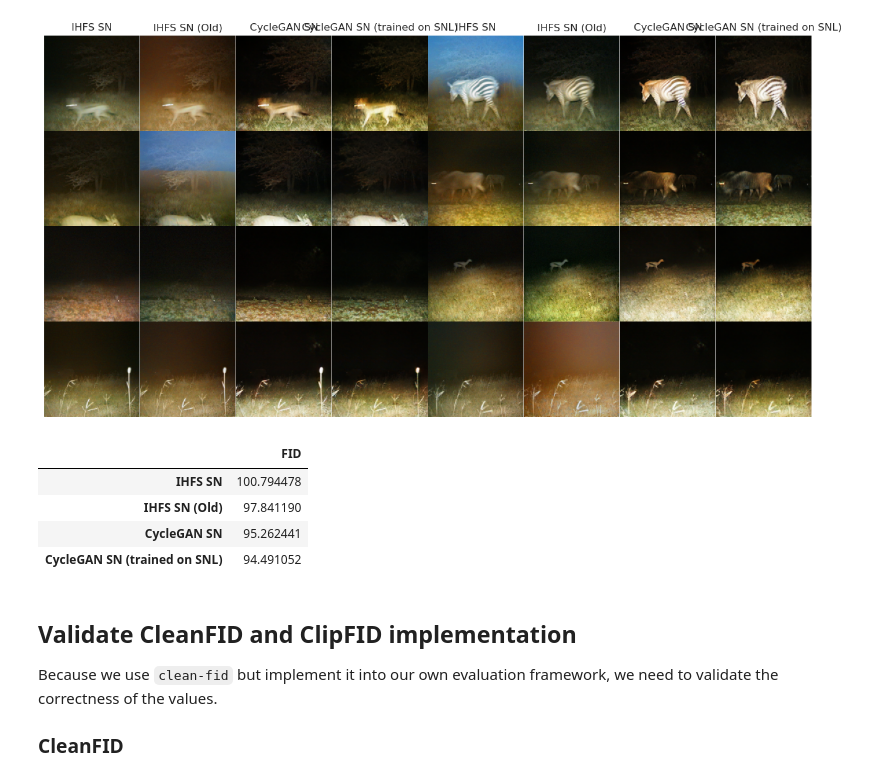
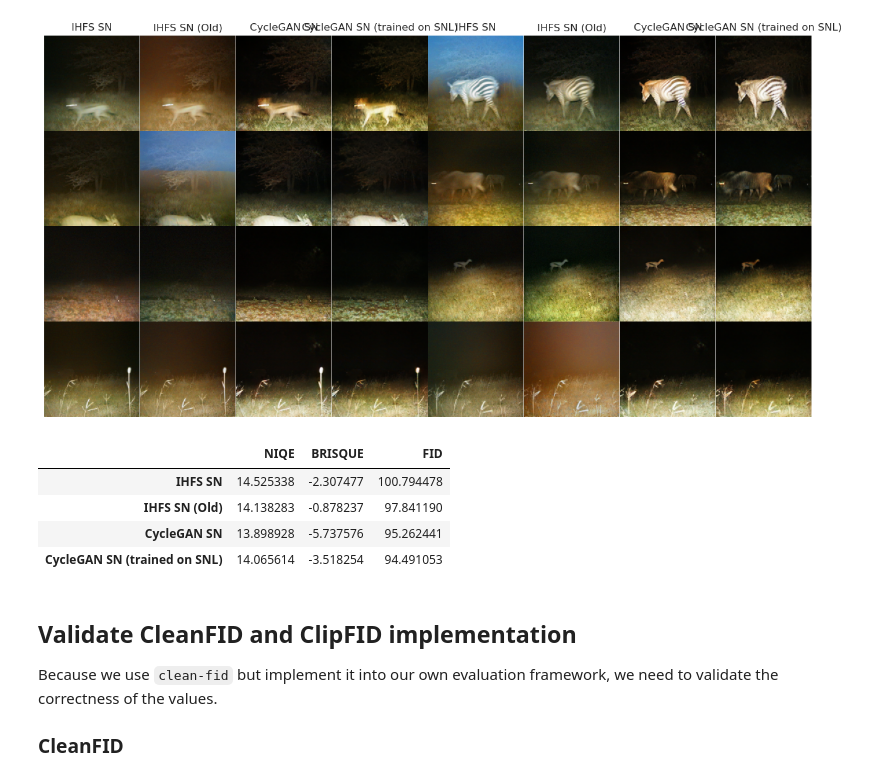
Before and after one commit to aykborstelmann/nir-coloring, a Jupyter notebook: nircoloring/evaluation/evaluation.ipynb, the cells around one changed output. Drawn from its saved outputs; the diff is of its cells as text; code cells hidden in the pictures.

Commit message:
Implement NIQE and BRISQUE metrics

```diff
--- a/nircoloring/evaluation/evaluation.ipynb
+++ b/nircoloring/evaluation/evaluation.ipynb
@@ -13,14 +13,14 @@ plot_grid([ihfs_serengeti_night, ihfs_serengeti_night_old, cycle_gan_serengeti_n
 # %% [output]
 [figure]
 # %%
-result_fid_to_df([ihfs_serengeti_night, ihfs_serengeti_night_old, cycle_gan_serengeti_night,
+result_to_quan_df([ihfs_serengeti_night, ihfs_serengeti_night_old, cycle_gan_serengeti_night,
                   cycle_gan_serengeti_night_trained_on_serengeti_night_large])
 # %% [output]
-|  | FID |
-| IHFS SN | 100.794478 |
-| IHFS SN (Old) | 97.841190 |
-| CycleGAN SN | 95.262441 |
-| CycleGAN SN (trained on SNL) | 94.491052 |
+|  | NIQE | BRISQUE | FID |
+| IHFS SN | 14.525338 | -2.307477 | 100.794478 |
+| IHFS SN (Old) | 14.138283 | -0.878237 | 97.841190 |
+| CycleGAN SN | 13.898928 | -5.737576 | 95.262441 |
+| CycleGAN SN (trained on SNL) | 14.065614 | -3.518254 | 94.491053 |
 # %% [markdown]
 ## Validate CleanFID and ClipFID implementation
 Because we use `clean-fid` but implement it into our own evaluation framework, we need to validate the correctness of the values.
```
Also changed, not shown: parts of 2 cells of this notebook, 5 other files.
